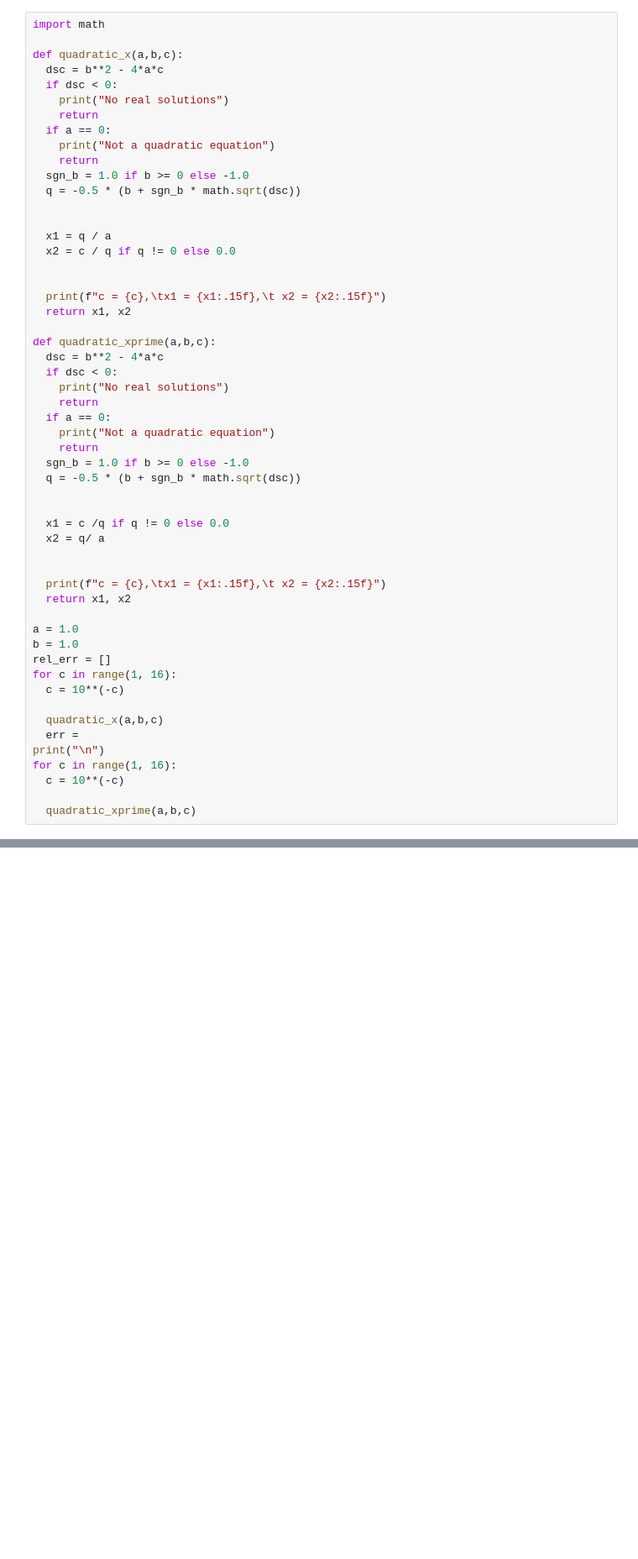
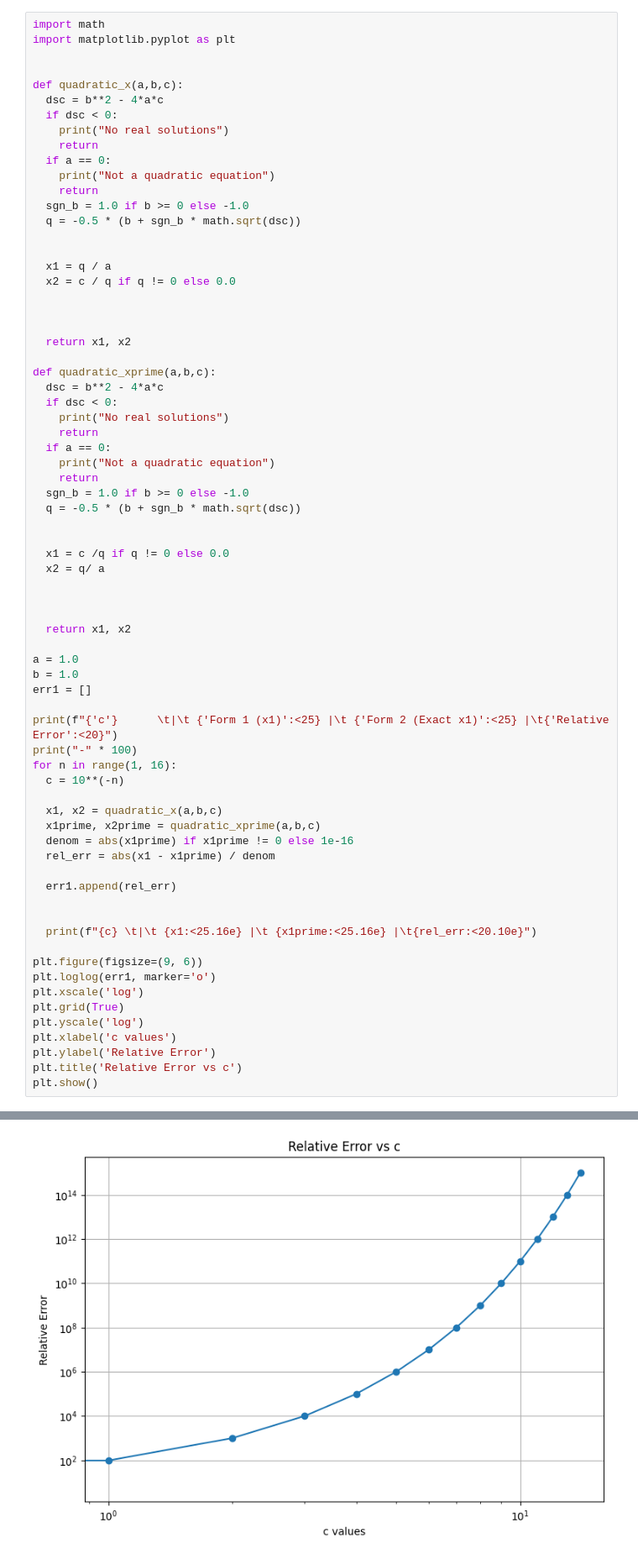
Before and after one commit to merbiji/Computational-Physics, a Jupyter notebook: PALISBO_Phy161_Activity03.ipynb, the cells around one changed output, grey strips where cells are left out. Shown at 84% size. Saved outputs shown, nothing was run; the diff lists cells and outputs as text; blank space fills up the shorter version.

```diff
--- a/PALISBO_Phy161_Activity03.ipynb
+++ b/PALISBO_Phy161_Activity03.ipynb
@@ -5,5 +61,7 @@
 # %%
 import math
+import matplotlib.pyplot as plt
+
 
 def quadratic_x(a,b,c):
   dsc = b**2 - 4*a*c
@@ -21,7 +79,7 @@ def quadratic_x(a,b,c):
   x2 = c / q if q != 0 else 0.0
 
 
-  print(f"c = {c},\tx1 = {x1:.15f},\t x2 = {x2:.15f}")
+
   return x1, x2
 
 def quadratic_xprime(a,b,c):
@@ -40,20 +98,35 @@ def quadratic_xprime(a,b,c):
   x2 = q/ a
 
 
-  print(f"c = {c},\tx1 = {x1:.15f},\t x2 = {x2:.15f}")
+
   return x1, x2
 
 a = 1.0
 b = 1.0
-rel_err = []
-for c in range(1, 16):
-  c = 10**(-c)
+err1 = []
 
-  quadratic_x(a,b,c)
-  err =
-print("\n")
-for c in range(1, 16):
-  c = 10**(-c)
+print(f"{'c'}      \t|\t {'Form 1 (x1)':<25} |\t {'Form 2 (Exact x1)':<25} |\t{'Relative Error':<20}")
+print("-" * 100)
+for n in range(1, 16):
+  c = 10**(-n)
 
-  quadratic_xprime(a,b,c)
+  x1, x2 = quadratic_x(a,b,c)
+  x1prime, x2prime = quadratic_xprime(a,b,c)
+  denom = abs(x1prime) if x1prime != 0 else 1e-16
+  rel_err = abs(x1 - x1prime) / denom
+
+  err1.append(rel_err)
+
+
+  print(f"{c} \t|\t {x1:<25.16e} |\t {x1prime:<25.16e} |\t{rel_err:<20.10e}")
+
+plt.figure(figsize=(9, 6))
+plt.loglog(err1, marker='o')
+plt.xscale('log')
+plt.grid(True)
+plt.yscale('log')
+plt.xlabel('c values')
+plt.ylabel('Relative Error')
+plt.title('Relative Error vs c')
+plt.show()
 # %% [output]
@@ -76,0 +150 @@ c = 1e-15,      x1 = -0.000000000000001,         x2 = -0.999999999999999
+[figure, added]
```
Also changed, not shown: parts of 6 cells of this notebook.
